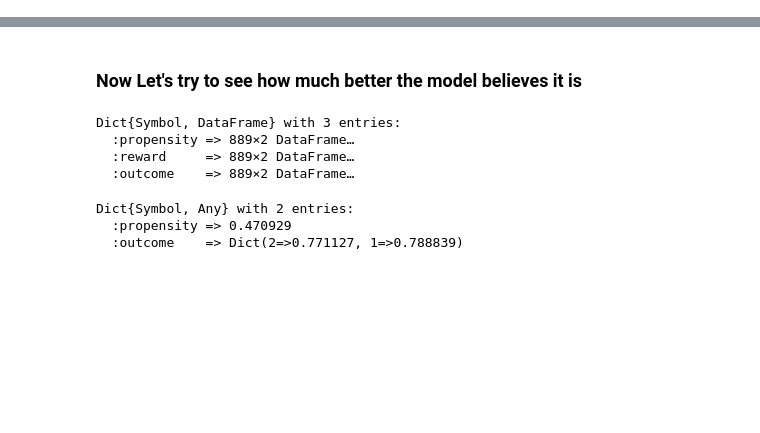
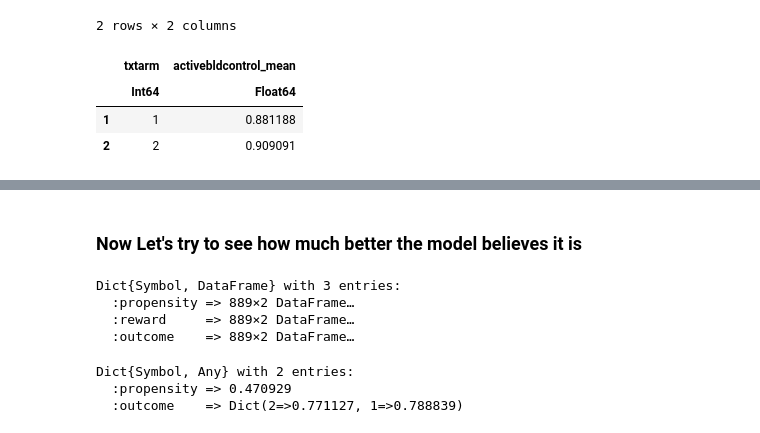
Before and after one commit to Joeyzect/ML_Fall_2022, a Jupyter notebook: notebooks/model.ipynb, the cells around one changed output, grey strips where cells are left out. Cells and saved outputs as stored; diff of their text form; code cells hidden in the pictures; blank space fills up the shorter version.

```diff
--- a/notebooks/model.ipynb
+++ b/notebooks/model.ipynb
@@ -11,4 +34,5 @@ y = vars[:, :activebldcontrol]
 (train_X, train_treatment, train_y), (test_X, test_treatment, test_y) = IAI.split_data(:prescription, X, treatments, y, train_proportion=0.5, seed=42)
 ;
 # %%
+combined_train = hcat(train_X, DataFrame(txtarm = train_treatment), DataFrame(activebldcontrol = train_y));
 combined_test = hcat(test_X, DataFrame(txtarm = test_treatment), DataFrame(activebldcontrol = test_y));
@@ -65,0 +156,8 @@ using HypothesisTests
+# %%
+combine(groupby(combined_train, :txtarm), :activebldcontrol => mean)
+# %% [output]
+2 rows × 2 columns
+|  | txtarm | activebldcontrol_mean |
+|  | Int64 | Float64 |
+| 1 | 1 | 0.881188 |
+| 2 | 2 | 0.909091 |
```
Also changed, not shown: parts of 56 cells of this notebook.
